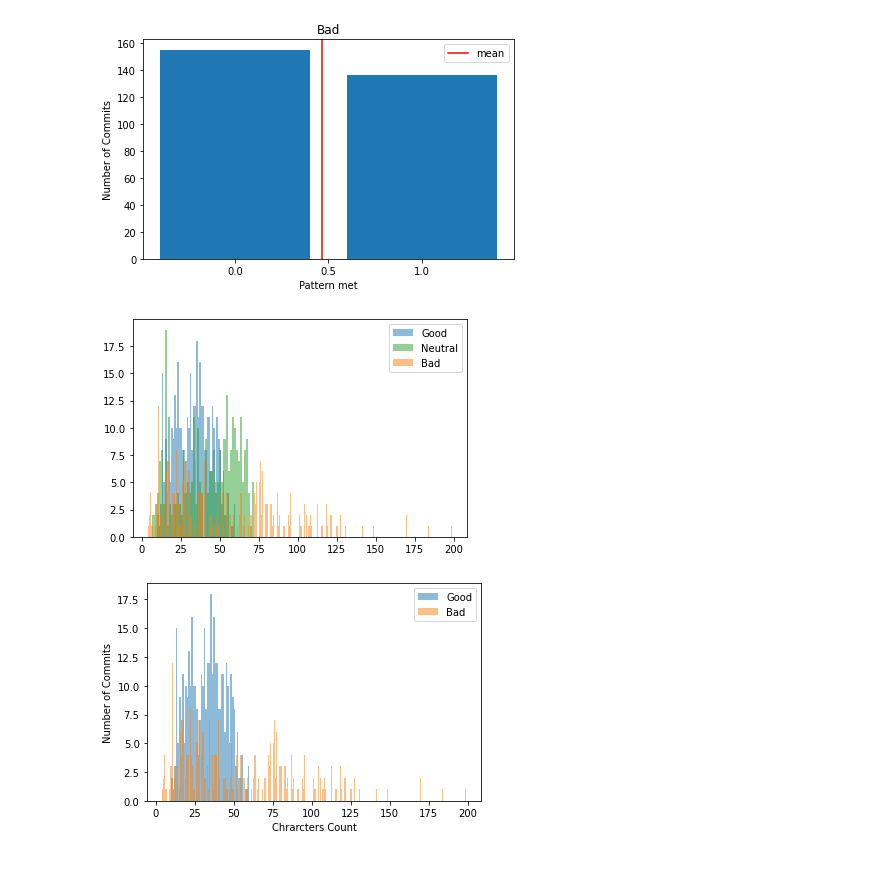
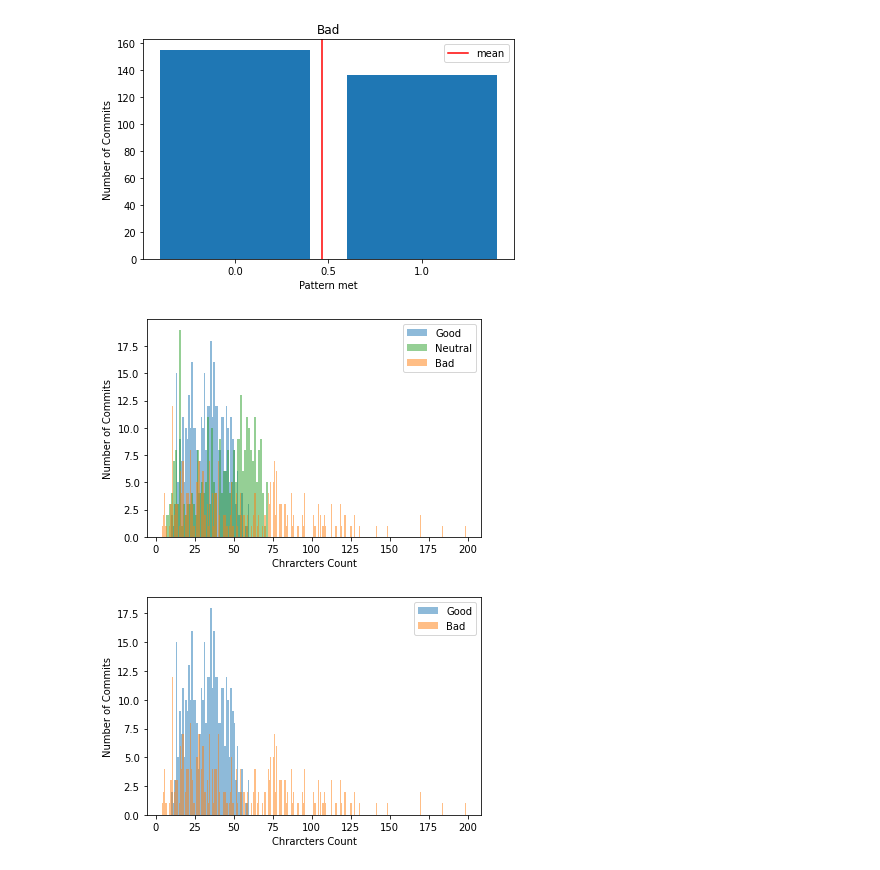
Before and after one commit to jeankhechfe/commit-quality, a Jupyter notebook: jupyter_notebook/distribution_charts(message-only-features)(new labeling).ipynb, the cells around one changed output. Saved outputs shown, nothing was run; the diff lists cells and outputs as text; code cells hidden in the pictures.

```diff
--- a/jupyter_notebook/distribution_charts(message-only-features)(new labeling).ipynb
+++ b/jupyter_notebook/distribution_charts(message-only-features)(new labeling).ipynb
@@ -71,11 +71,13 @@ drow_histogram_2(x3, 'Bad')
 # %%
 plt.hist(x1, 50, alpha=0.5, label='Good')
 plt.hist(x2, 50, alpha=0.5, label='Neutral', color = "tab:green")
 plt.hist(x3, 250, alpha=0.5, label='Bad')
+plt.xlabel('Chrarcters Count')
+plt.ylabel('Number of Commits')
 plt.legend(loc='upper right')
 plt.show()
 # %% [output]
-[figure, old version]
+[figure, new version]
 # %%
 plt.hist(x1, 50, alpha=0.5, label='Good')
 plt.hist(x3, 250, alpha=0.5, label='Bad')
```
Also changed, not shown: parts of 3 cells of this notebook.
